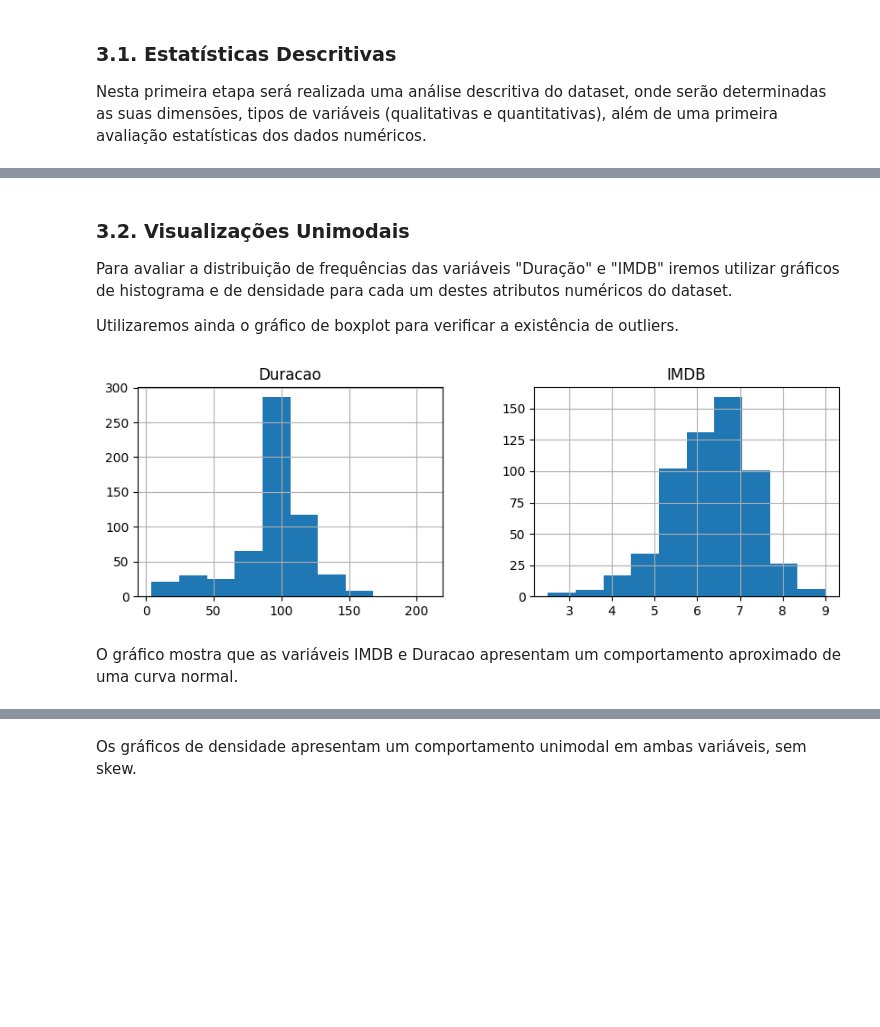
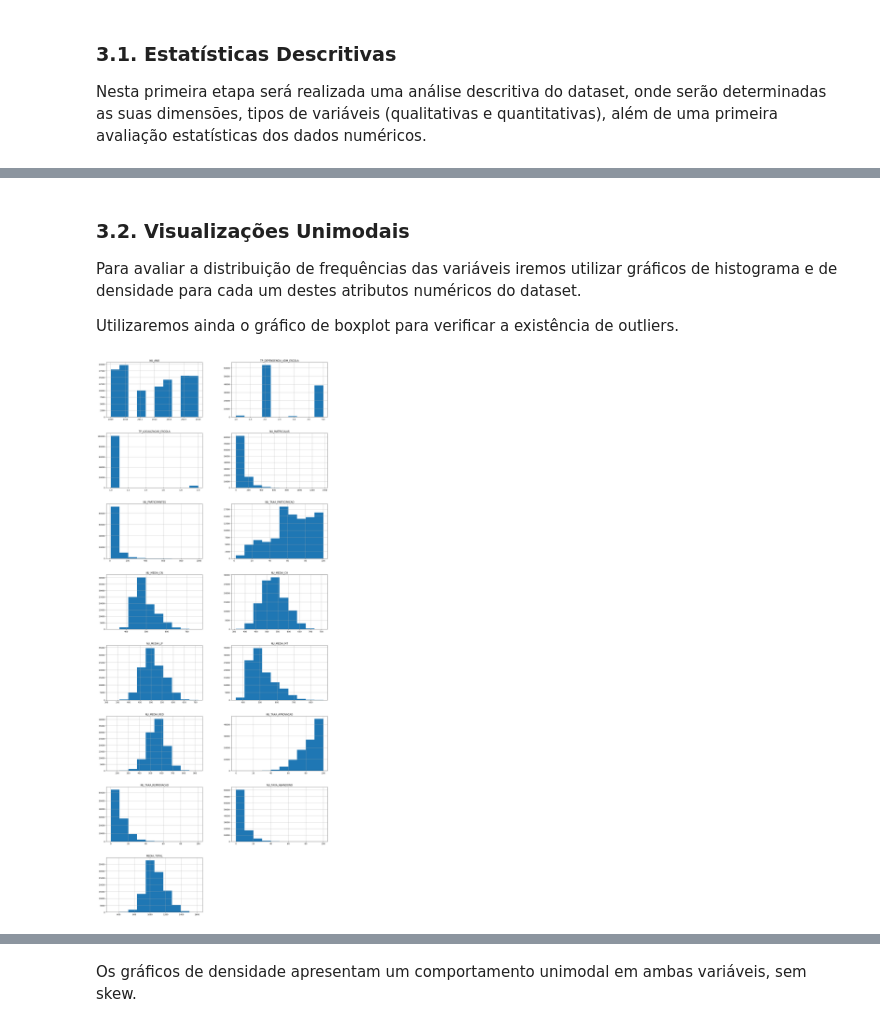
Before and after one commit to alexfaia/PUCRIO-MVP1, a Jupyter notebook: MVP1_alexfaia1.ipynb, the cells around one changed output, grey strips where cells are left out. Saved outputs shown, nothing was run; the diff lists cells and outputs as text; code cells hidden in the pictures; blank space fills up the shorter version.

```diff
--- a/MVP1_alexfaia1.ipynb
+++ b/MVP1_alexfaia1.ipynb
@@ -111,7 +111,7 @@ ds = pd.read_csv(url_dados,
                  delimiter=';',
                  encoding='ISO-8859-1',
                  names=col_names)
-
+ds = ds.drop(index=0)
 # verifica o tipo
 print(type(ds))
 
@@ -139,0 +218,7 @@ Alterando os nomes para portugues, para uma melhor documentação.
+# %%
+ds['NU_ANO'] = ds['NU_ANO'].apply(pd.to_numeric, errors='coerce')
+ds.drop(ds[ds['NU_ANO'] < 2009].index, inplace=True)
+ds.drop(['NU_PARTICIPANTES_NEC_ESP', 'NU_MEDIA_OBJ', 'NU_MEDIA_TOT', 'INSE', 'PC_FORMACAO_DOCENTE', 'NU_TAXA_PERMANENCIA'], axis=1, inplace=True)
+
+print(ds.shape)
+ms.matrix(ds)
@@ -139,0 +229,10 @@ Alterando os nomes para portugues, para uma melhor documentação.
+# %%
+# função para calcular a média objetiva (somar os valores das médias por área de conhecimento) e calcular a média total (acrescentando à média objetiva a média de redação) )
+def calcula_media(row):
+    return ((row['NU_MEDIA_CN'] + row['NU_MEDIA_CH'] + row['NU_MEDIA_LP'] + row['NU_MEDIA_MT'])/4)+row['NU_MEDIA_RED']
+
+
+# aplicar a função em cada linha do DataSet e adicionar o resultado como uma nova coluna
+ds['MEDIA_TOTAL'] = ds.apply(calcula_media, axis=1)
+
+display(ds.head(5))
@@ -301,16 +306,14 @@ Moda
 # %% [markdown]
 ### 3.2. Visualizações Unimodais
 
-Para avaliar a distribuição de frequências das variáveis "Duração" e "IMDB" iremos utilizar gráficos de histograma e de densidade para cada um destes atributos numéricos do dataset.
+Para avaliar a distribuição de frequências das variáveis iremos utilizar gráficos de histograma e de densidade para cada um destes atributos numéricos do dataset.
 
 Utilizaremos ainda o gráfico de boxplot para verificar a existência de outliers.
 # %%
 # Histograma
-ds.hist(figsize = (10,3))
+ds.hist(figsize=(20,50), layout=(8,2))
 plt.show()
 # %% [output]
-[figure, old version]
+[figure, new version]
-# %% [markdown]
-O gráfico mostra que as variáveis IMDB e Duracao apresentam um comportamento aproximado de uma curva normal.
 # %%
 # Density Plot
```
Also changed, not shown: parts of 24 cells of this notebook.
